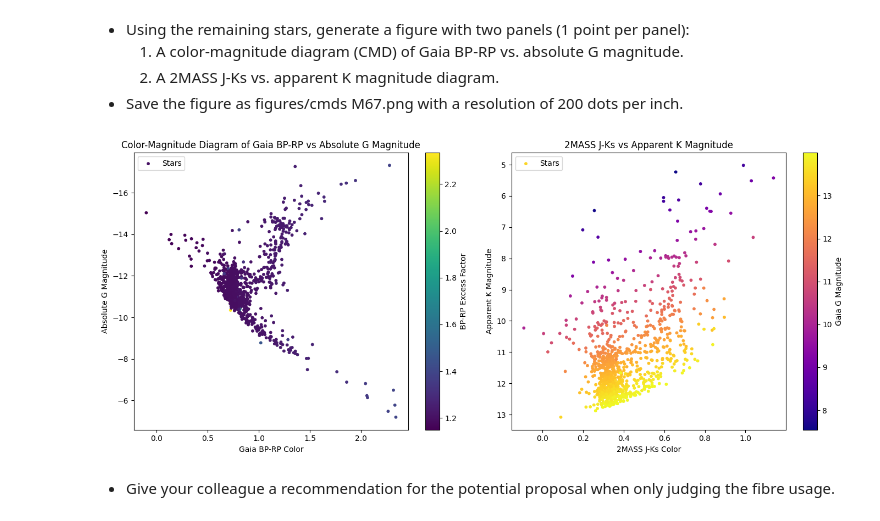
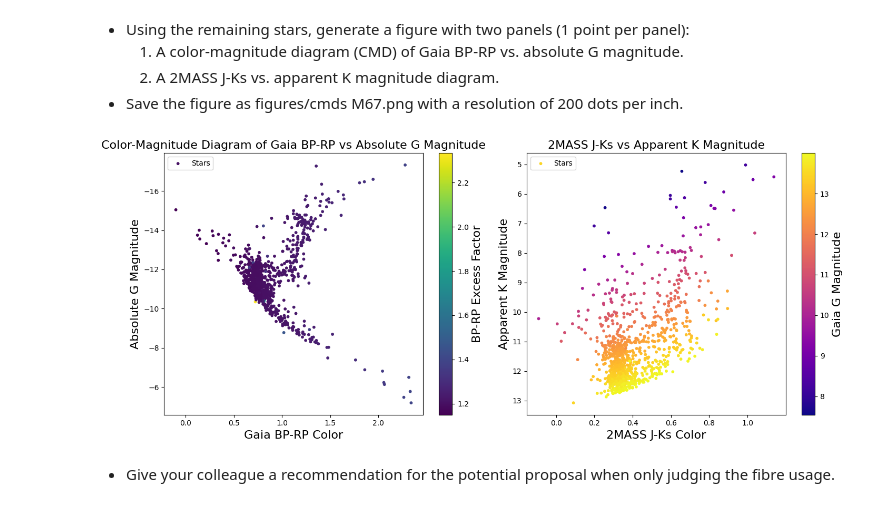
Before and after one commit to kitty-anu/astro_comp, a Jupyter notebook: Assignment3.ipynb, the cells around one changed output. Cells and saved outputs as stored; diff of their text form; code cells hidden in the pictures.

```diff
--- a/Assignment3.ipynb
+++ b/Assignment3.ipynb
@@ -73,7 +73,7 @@ Number of stars remaining after quality cuts: 988
     2. A 2MASS J-Ks vs. apparent K magnitude diagram.
 * Save the figure as figures/cmds M67.png with a resolution of 200 dots per inch.
 # %%
-# Step 6: Generate the plots with color mapping
+# Part 6: Generating the plots with color mapping
 
 # Converting parallax from milliarcseconds to arcseconds
 parallax_arcsec = good_stars['parallax'] / 1000.0
@@ -101,51 +101,51 @@ sc1 = ax[0].scatter(
     label='Stars'
 )
 ax[0].invert_yaxis()  # Inverting y-axis for CMD
-ax[0].set_xlabel('Gaia BP-RP Color')
-ax[0].set_ylabel('Absolute G Magnitude')
-ax[0].set_title('Color-Magnitude Diagram of Gaia BP-RP vs Absolute G Magnitude')
+ax[0].set_xlabel('Gaia BP-RP Color', fontsize=16)
+ax[0].set_ylabel('Absolute G Magnitude', fontsize=16)
+ax[0].set_title('Color-Magnitude Diagram of Gaia BP-RP vs Absolute G Magnitude', fontsize=16)
 ax[0].legend()
 
 # Adding color bar for CMD
 cbar1 = plt.colorbar(sc1, ax=ax[0])
-cbar1.set_label('BP-RP Excess Factor')
+cbar1.set_label('BP-RP Excess Factor', fontsize=16)
 
 # (b) J-Ks vs. Apparent Ks magnitude, colored by Gaia G magnitude
 sc2 = ax[1].scatter(
     J_Ks,
     Ks,
     s=10,
     c=good_stars['phot_g_mean_mag'],  # Color by Gaia G magnitude
     cmap='plasma',
     label='Stars'
 )
 ax[1].invert_yaxis()  # Inverting y-axis for apparent magnitude plot
-ax[1].set_xlabel('2MASS J-Ks Color')
-ax[1].set_ylabel('Apparent K Magnitude')
-ax[1].set_title('2MASS J-Ks vs Apparent K Magnitude')
+ax[1].set_xlabel('2MASS J-Ks Color', fontsize=16)
+ax[1].set_ylabel('Apparent K Magnitude', fontsize=16)
+ax[1].set_title('2MASS J-Ks vs Apparent K Magnitude', fontsize=16)
 ax[1].legend()
 
 # Adding color bar for J-Ks plot
 cbar2 = plt.colorbar(sc2, ax=ax[1])
-cbar2.set_label('Gaia G Magnitude')
+cbar2.set_label('Gaia G Magnitude', fontsize=16)
 
-# Step 7: Save the figure as 'figures/cmds_M67.png' with 200 dpi resolution
+# Part 7: Save the figure as 'figures/cmds_M67.png' with 200 dpi resolution
 
 # Ensuring the directory exists
 output_dir = "figures"
 if not os.path.exists(output_dir):
     os.makedirs(output_dir)
 
 # Path to save the figure
 output_path = os.path.join(output_dir, "cmds_M67.png")
 
 # Saving the figure before showing it
 plt.tight_layout()
 plt.savefig(output_path, dpi=200)
 plt.show()
 plt.close()
 # %% [output]
-[figure, old version]
+[figure, new version]
 # %% [markdown]
 * Give your colleague a recommendation for the potential proposal when only judging the fibre usage.
 # %% [markdown]
```
Also changed, not shown: parts of 17 cells of this notebook.
